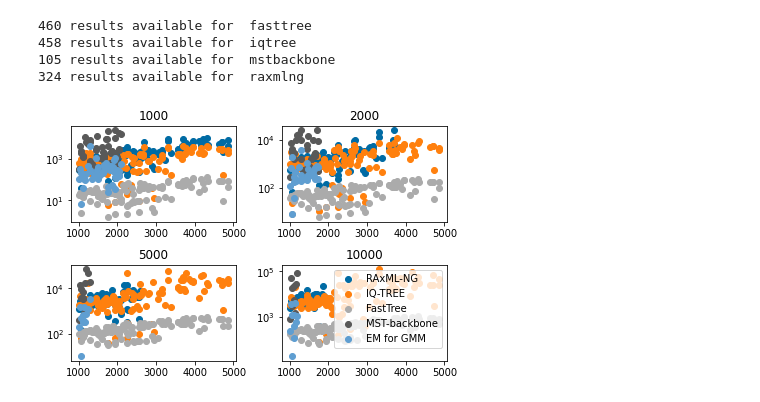
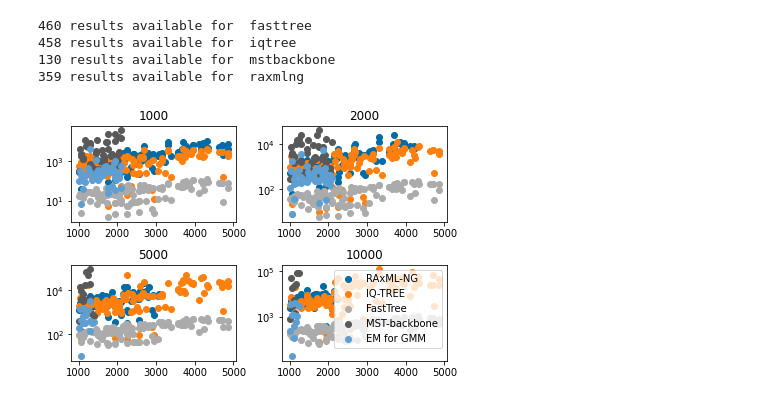
Before and after one commit to prabhavk/mst-backbone-repo, a Jupyter notebook: scalability.ipynb, the cells around one changed output. Saved outputs shown, nothing was run; the diff lists cells and outputs as text; code cells hidden in the pictures.

Commit message:
accuracy results on grove

```diff
--- a/scalability.ipynb
+++ b/scalability.ipynb
@@ -98,15 +94,14 @@ run_time_num_taxa = {}
 run_time_seq_length = {}
 data_path = projectPath + "data/"
 tools_path_geniux = "/project/exaptation/Tools/"
-# method_list = ['mstbackbone','fasttree','iqtree','raxmlng']
 method_list = ['fasttree','iqtree','mstbackbone','raxmlng']
 seqlen_list = [1000,2000,5000,10000]
 def Check_results_file_names(method,exp_id):
     exp_dir = data_path + "grove_exp/" + exp_id
     sequence_file_name = exp_dir + "/sequences_" + exp_id + ".fas"
     if method == "raxmlng":
-        log_file_name = projectPath + '/batch_scripts/RAxMLNG_' + exp_id + '.raxml.log'
-        tree_file_name = projectPath + '/batch_scripts/RAxMLNG_' + exp_id + '.raxml.bestTree'
+        log_file_name = projectPath + 'batch_scripts/RAxMLNG_' + exp_id + '.raxml.log'
+        tree_file_name = projectPath + 'batch_scripts/RAxMLNG_' + exp_id + '.raxml.bestTree'
     elif method.startswith("mstbackbone"):
         # log_file_name = projectPath + '/batch_scripts/' + exp_id + '.mstbackbone_log'
         log_file_name = data_path + 'grove_exp/' + exp_id + '/' + exp_id + '.mstbackbone_log'
@@ -149,6 +144,6 @@ for method in method_list:
 # %% [output]
 460 results available for  fasttree
 458 results available for  iqtree
-105 results available for  mstbackbone
-324 results available for  raxmlng
+130 results available for  mstbackbone
+359 results available for  raxmlng
 # %%
@@ -219,44 +211,22 @@ for line in tree_id_num_leaves_scalability_file:
 
 tree_id_num_leaves_scalability_file.close()
 # %%
-# scalability plots
-
+# Plot run times
 
 from cProfile import label
 import matplotlib.pyplot as plt
 plt.style.use('tableau-colorblind10')
 import numpy as np
-
 from math import log
 
 # Fixing random state for reproducibility
-
-# x = np.arange(0.0, 50.0, 2.0)
-# y = x ** 1.3 + np.random.rand(*x.shape) * 30.0
-# sizes = np.random.rand(*x.shape) * 800 + 500
-
-# fig, ax = plt.subplots()
-# ax.scatter(x, y, sizes, c="green", alpha=0.5, marker=r'$\clubsuit$',
-#            label="Luck")
-# ax.set_xlabel("Leprechauns")
-# ax.set_ylabel("Gold")
-# ax.legend()
 
 fig, ax = plt.subplots(2,2)
 # gs = fig.add_gridspec(2, 2, hspace=2, wspace=2)
 # fig, ((ax_fast, ax_mstbackbone), (ax_raxml, ax_iqtree)) = plt.subplots(2, 2)
 i = 0
 seq_len = 1000
-method_colour = {}
-method_colour['fasttree'] = 'black'
-method_colour['raxmlng'] = 'pink'
-method_colour['fasttree'] = 'black'
-method_colour['fasttree'] = 'black'
-# subplot_dic = {}
-# subplot_dic['fasttree'] = ax_fast
-# subplot_dic['mstbackbone'] = ax_mstbackbone
-# subplot_dic['raxmlng'] = ax_raxml
-# subplot_dic['iqtree'] = ax_iqtree
+
 # method_list = ['fasttree', 'mstbackbone']
 method_list = ['raxmlng','iqtree','fasttree','mstbackbone_unrooted','mstbackbone_rooted']
 for method in method_list:
@@ -268,31 +238,31 @@ for method in method_list:
             ax[0, 0].set_title(seq_len)
             # ax[0, 0].set_xscale("log")
             ax[0, 0].set_yscale("log")
         # elif method == 'mstbackbone':
         elif seq_len == 2000:
             # ax_mstbackbone.subplot(2, 2, i)
             ax[0, 1].scatter(num_leaves_seq_len_method[seq_len][method],run_times_seq_len_method[seq_len][method],label=method)
             ax[0, 1].set_title(seq_len)
             # ax[0, 1].set_xscale("log")
             ax[0, 1].set_yscale("log")
         # elif method == 'raxmlng':
         elif seq_len == 5000:
             # ax_raxml.subplot(2, 2, i)
             ax[1, 0].scatter(num_leaves_seq_len_method[seq_len][method],run_times_seq_len_method[seq_len][method],label=method)
             ax[1, 0].set_title(seq_len)
             # ax[1, 0].set_xscale("log")
             ax[1, 0].set_yscale("log")
         # elif method == 'iqtree':
         elif seq_len == 10000:
             # ax_iqtree.plot(2, 2, i)
             ax[1, 1].scatter(num_leaves_seq_len_method[seq_len][method],run_times_seq_len_method[seq_len][method],label=method)
             ax[1, 1].set_title(seq_len)
             # ax[1, 1].set_xscale("log")
             ax[1, 1].set_yscale("log")
 # ax.set_yscale("log")
 fig.tight_layout(pad=1.0)
 plt.legend(['RAxML-NG', 'IQ-TREE', 'FastTree','MST-backbone','EM for GMM'], loc ="upper right")
 plt.show()
 # plt.show()
 # %% [output]
-[figure, old version]
+[figure, new version]
```
Also changed, not shown: parts of 7 cells of this notebook, 2 other files.
